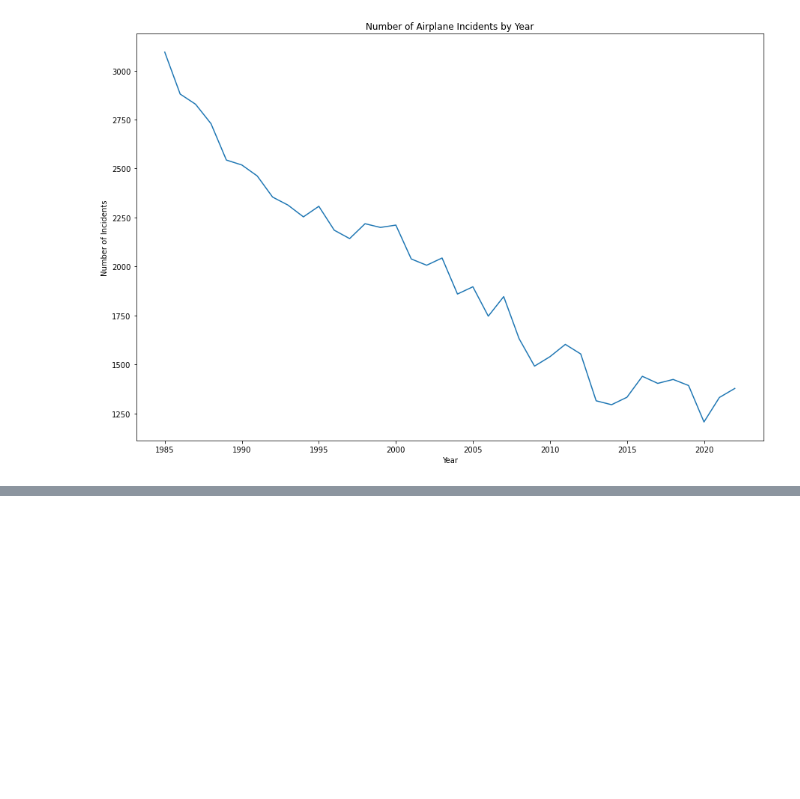
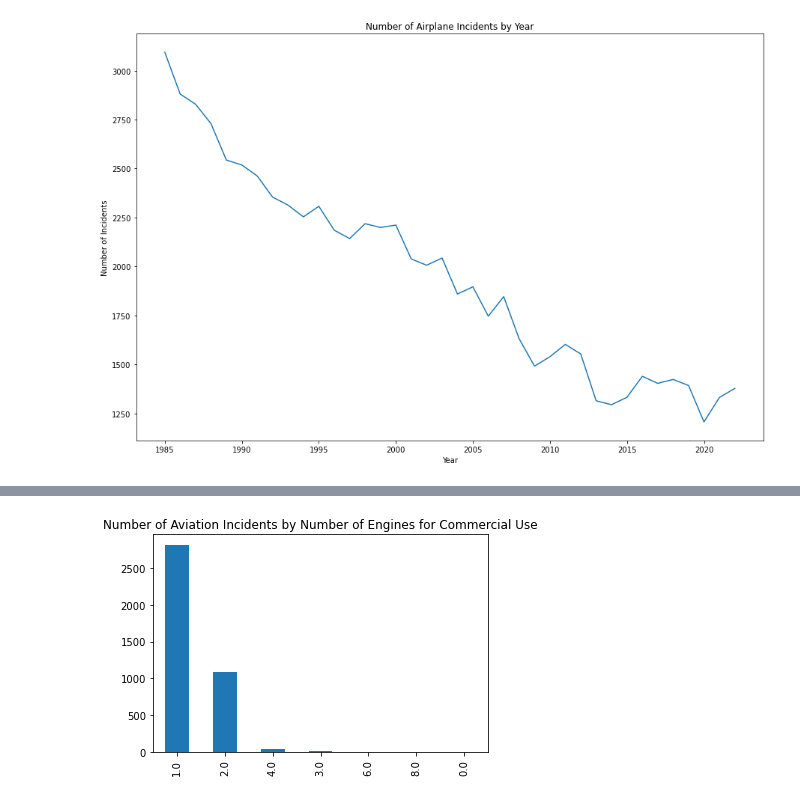
Before and after one commit to WSmolen/Aviation_Project, a Jupyter notebook: Aviation_project.ipynb, the cells around one changed output, grey strips where cells are left out. Cells and saved outputs as stored; diff of their text form; code cells hidden in the pictures; blank space fills up the shorter version.

```diff
--- a/Aviation_project.ipynb
+++ b/Aviation_project.ipynb
@@ -435,0 +300,2 @@ dtype: float64
+# %%
+commercial_data = airplane_data_modern[airplane_data_modern['Purpose.of.flight'] == 'Commercial'].copy()
@@ -435,0 +310,6 @@ dtype: float64
+# %%
+#Number of incidents by number of engines for commercial data
+commercial_data['Number.of.Engines'].value_counts(sort=True).plot.bar(
+    title = 'Number of Aviation Incidents by Number of Engines for Commercial Use');
+# %% [output]
+[figure, added]
```
Also changed, not shown: parts of 65 cells of this notebook, 6 other files.
